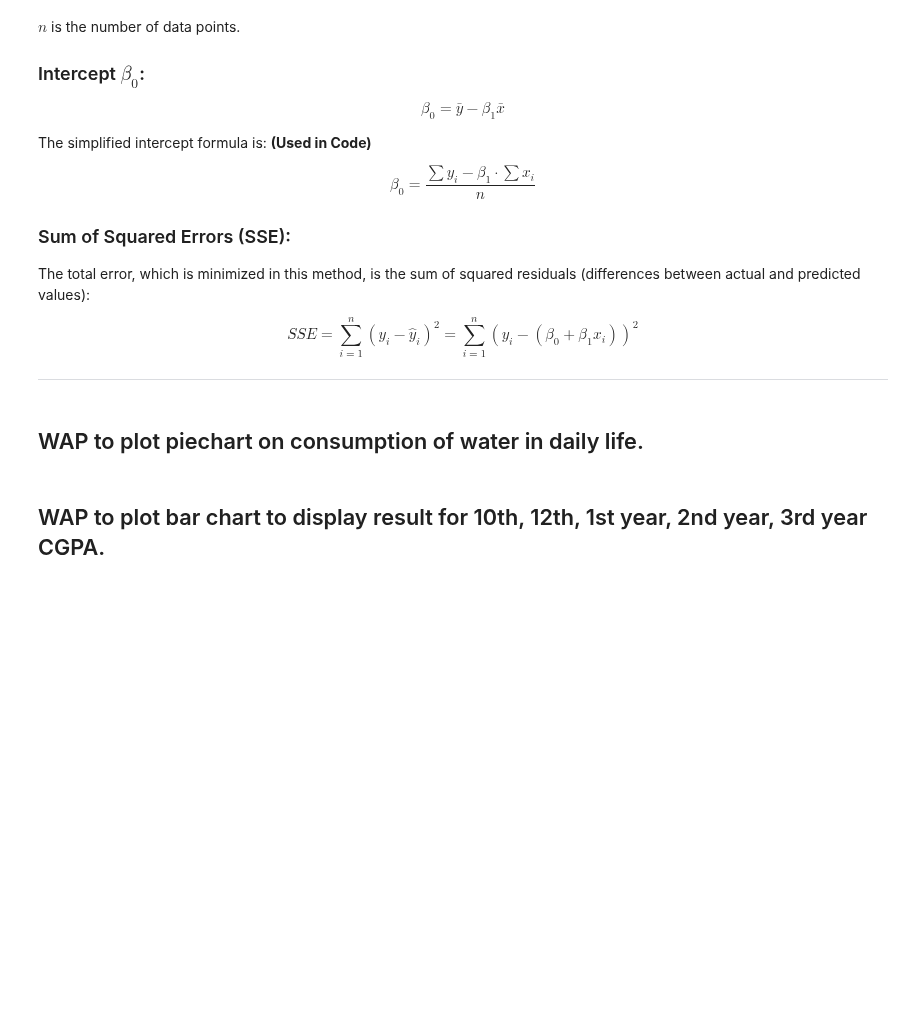
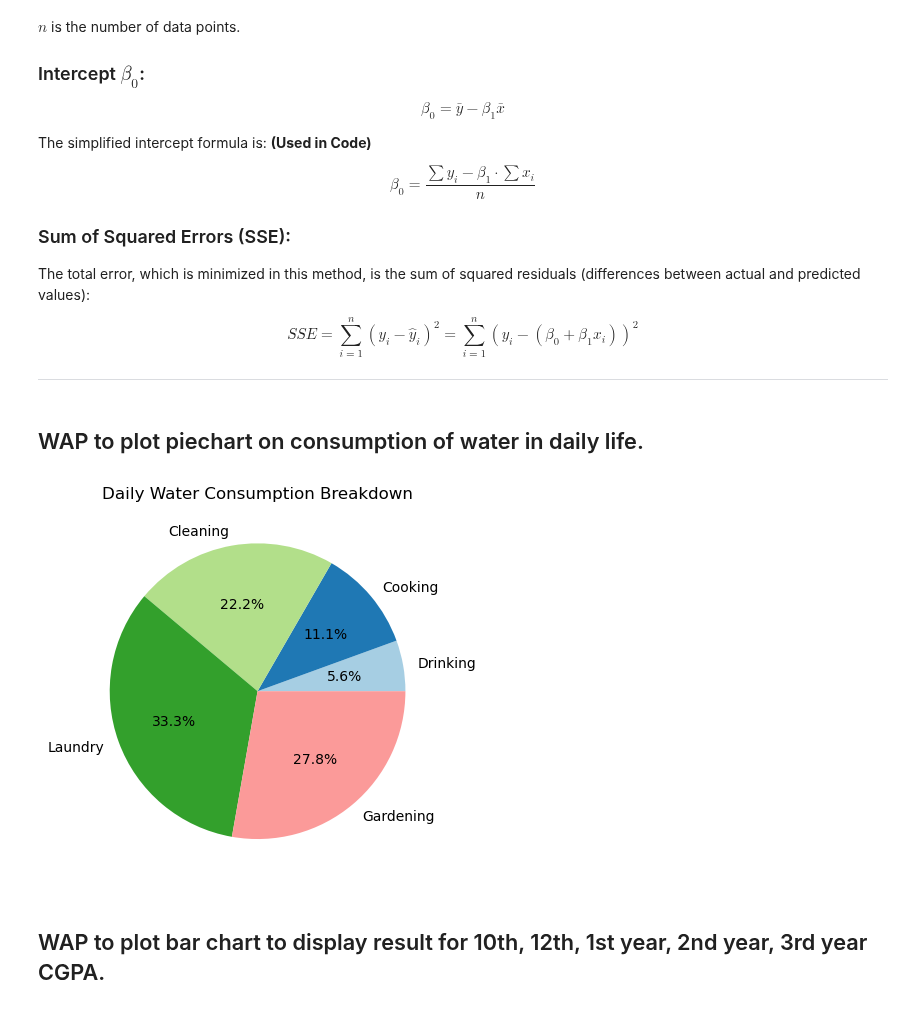
Before and after one commit to AumGupta/mor, a Jupyter notebook: Practicals/Final Practical File/main.ipynb, the cells around one changed output. Cells and saved outputs as stored; diff of their text form; code cells hidden in the pictures; blank space fills up the shorter version.

```diff
--- a/Practicals/Final Practical File/main.ipynb
+++ b/Practicals/Final Practical File/main.ipynb
@@ -795,6 +795,18 @@ $$
 # %% [markdown]
 
 ## WAP to plot piechart on consumption of water in daily life.
+# %%
+import matplotlib.pyplot as plt
+
+activities = ['Drinking', 'Cooking', 'Cleaning', 'Laundry', 'Gardening']
+water_consumption = [5, 10, 20, 30, 25]
+
+plt.pie(water_consumption, labels=activities, autopct='%1.1f%%', colors=plt.cm.Paired.colors)
+plt.title('Daily Water Consumption Breakdown')
+
+plt.show()
+# %% [output]
+[figure, added]
 # %% [markdown]
 
 ## WAP to plot bar chart to display result for 10th, 12th, 1st year, 2nd year, 3rd year CGPA.
```
Also changed, not shown: parts of 2 cells of this notebook.
